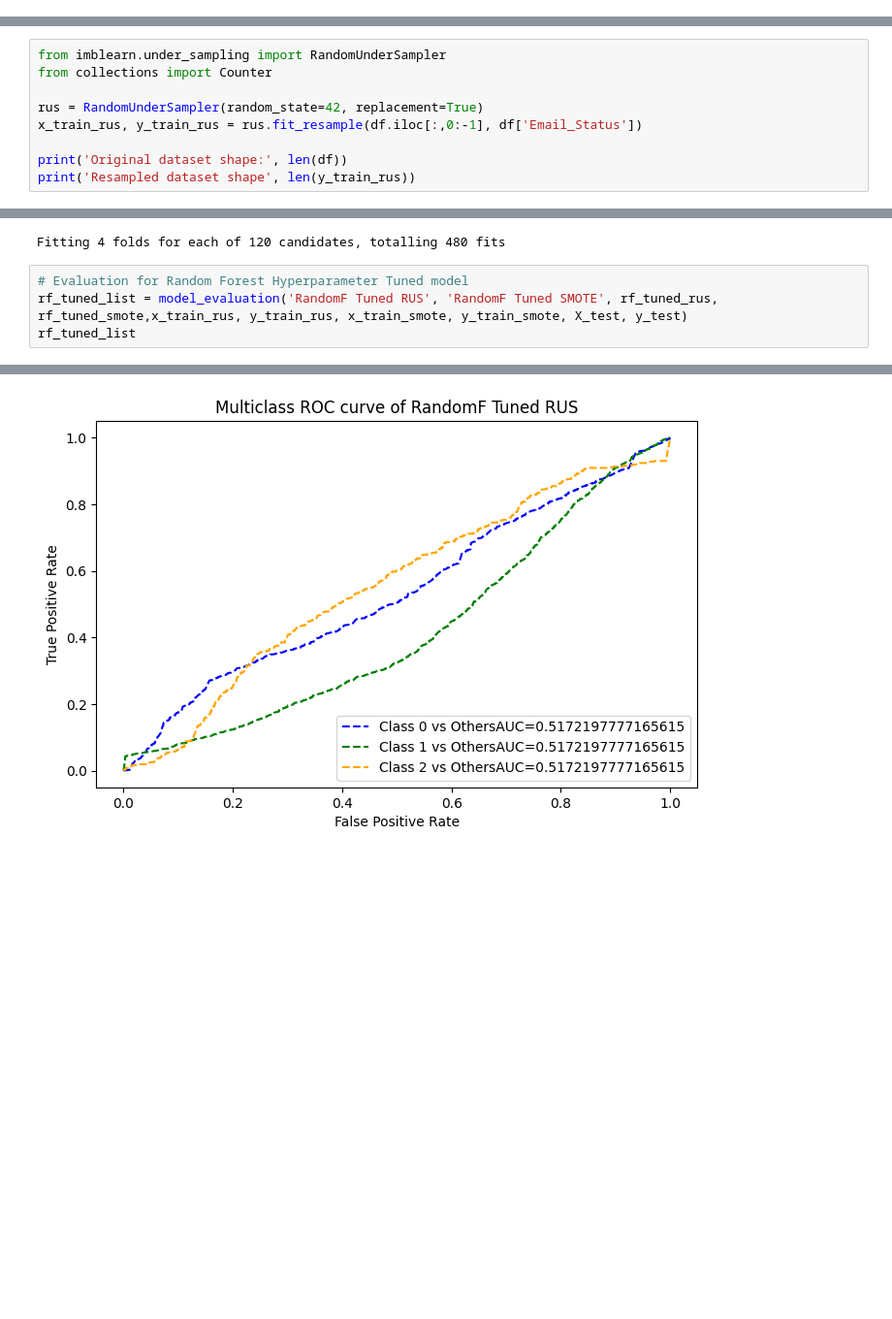
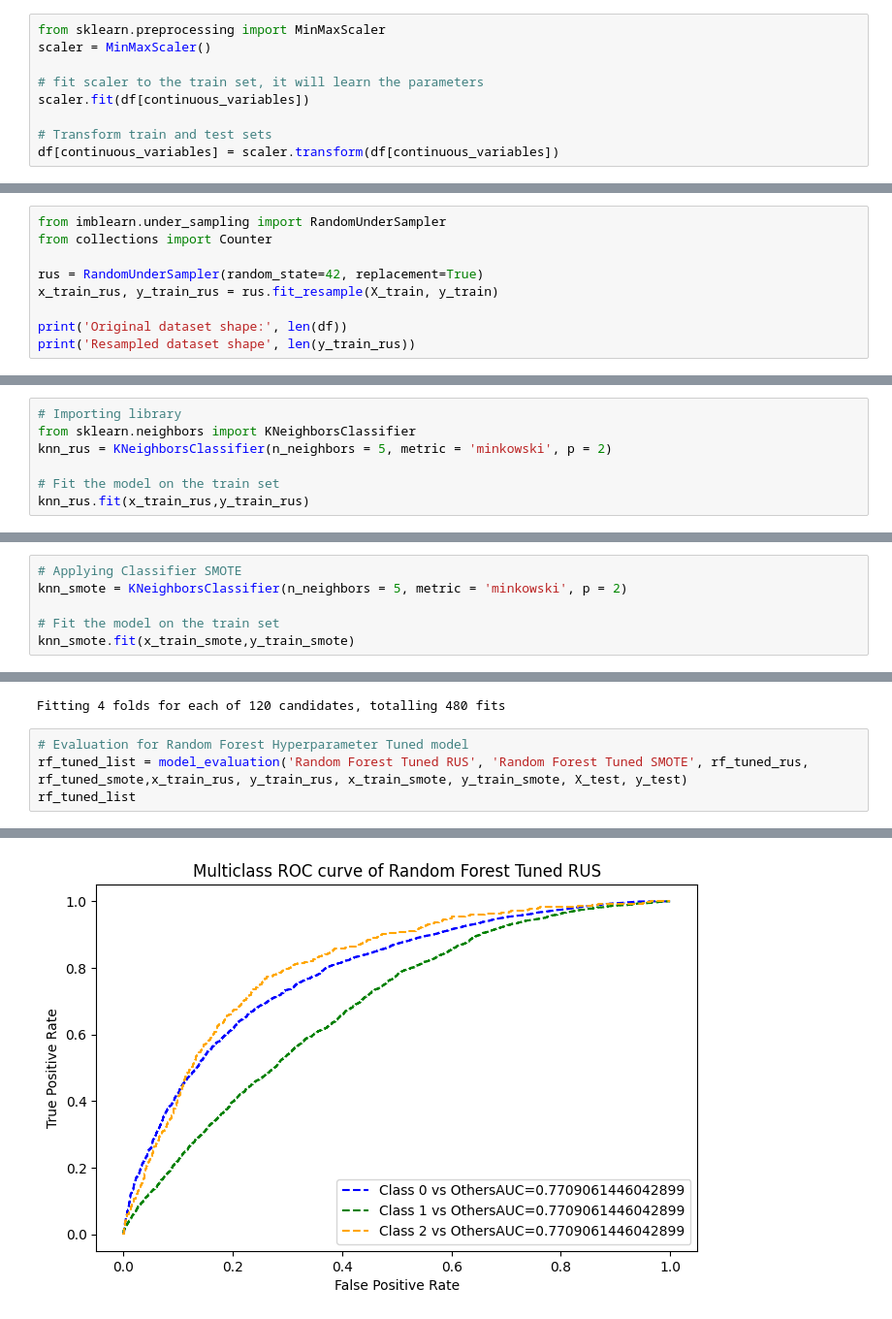
Before and after one commit to sahu-vishal/Email-Campaign-Effectiveness-Prediction, a Jupyter notebook: Email_Campaign_Effectiveness_Prediction.ipynb, the cells around one changed output, grey strips where cells are left out. Shown at 97% size. Drawn from its saved outputs; the diff is of its cells as text; blank space fills up the shorter version.

```diff
--- a/Email_Campaign_Effectiveness_Prediction.ipynb
+++ b/Email_Campaign_Effectiveness_Prediction.ipynb
@@ -394,3 +403,12 @@ df.shape
+# %%
+from sklearn.preprocessing import MinMaxScaler
+scaler = MinMaxScaler()
+
+# fit scaler to the train set, it will learn the parameters
+scaler.fit(df[continuous_variables])
+
+# Transform train and test sets
+df[continuous_variables] = scaler.transform(df[continuous_variables])
 # %%
 # Splitting the data for training and testing
 X_train, X_test, y_train, y_test = train_test_split(df.drop('Email_Status', axis = 1), df['Email_Status'], test_size=0.20, random_state = 42, stratify = df['Email_Status'])
@@ -420,7 +449,7 @@ from imblearn.under_sampling import RandomUnderSampler
 from collections import Counter
 
 rus = RandomUnderSampler(random_state=42, replacement=True)
-x_train_rus, y_train_rus = rus.fit_resample(df.iloc[:,0:-1], df['Email_Status'])
+x_train_rus, y_train_rus = rus.fit_resample(X_train, y_train)
 
 print('Original dataset shape:', len(df))
 print('Resampled dataset shape', len(y_train_rus))
@@ -772,0 +802,7 @@ comparison_df
+# %%
+# Importing library
+from sklearn.neighbors import KNeighborsClassifier
+knn_rus = KNeighborsClassifier(n_neighbors = 5, metric = 'minkowski', p = 2)
+
+# Fit the model on the train set
+knn_rus.fit(x_train_rus,y_train_rus)
@@ -772,0 +811,6 @@ comparison_df
+# %%
+# Applying Classifier SMOTE
+knn_smote = KNeighborsClassifier(n_neighbors = 5, metric = 'minkowski', p = 2)
+
+# Fit the model on the train set
+knn_smote.fit(x_train_smote,y_train_smote)
@@ -895,6 +1000,6 @@ rf_tuned_smote = grid_search_smote.best_estimator_
 Fitting 4 folds for each of 120 candidates, totalling 480 fits
 # %%
 # Evaluation for Random Forest Hyperparameter Tuned model
-rf_tuned_list = model_evaluation('RandomF Tuned RUS', 'RandomF Tuned SMOTE', rf_tuned_rus, rf_tuned_smote,x_train_rus, y_train_rus, x_train_smote, y_train_smote, X_test, y_test)
+rf_tuned_list = model_evaluation('Random Forest Tuned RUS', 'Random Forest Tuned SMOTE', rf_tuned_rus, rf_tuned_smote,x_train_rus, y_train_rus, x_train_smote, y_train_smote, X_test, y_test)
 rf_tuned_list
 # %% [output]
@@ -918 +1023 @@ weighted avg       0.12      0.04      0.02     13383
-[figure, old version]
+[figure, new version]
```
Also changed, not shown: parts of 49 cells of this notebook.
